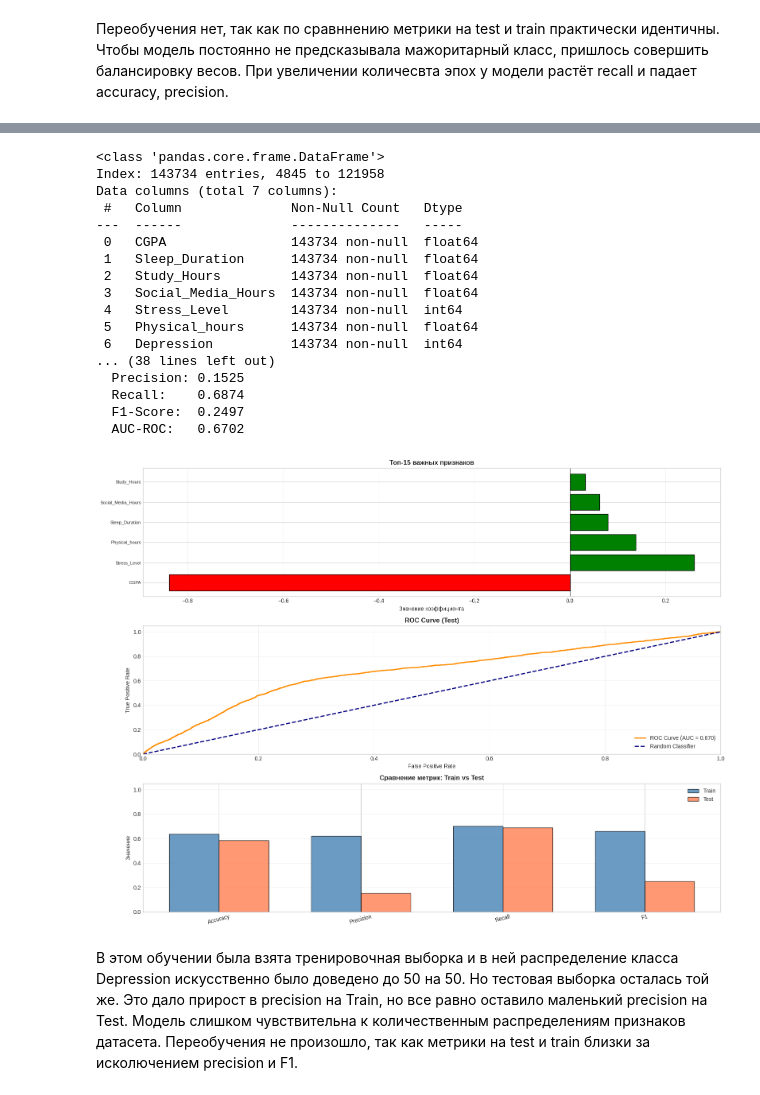
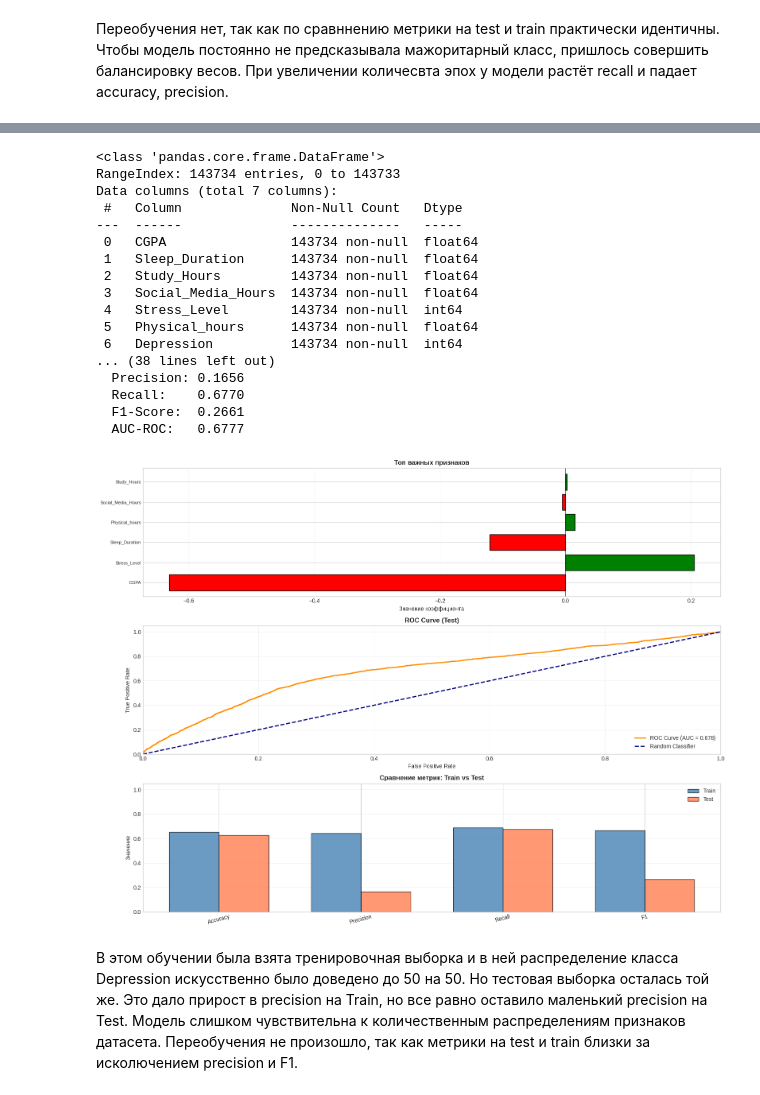
Before and after one commit to TaySon-7/APEX-Analytics, a Jupyter notebook: lab1.ipynb, the cells around one changed output, grey strips where cells are left out. Saved outputs shown, nothing was run; the diff lists cells and outputs as text; code cells hidden in the pictures.

```diff
--- a/lab1.ipynb
+++ b/lab1.ipynb
@@ -616,6 +615,7 @@ plt.tight_layout()
 # %% [markdown]
 Переобучения нет, так как по сравннению метрики на test и train практически идентичны. Чтобы модель постоянно не предсказывала мажоритарный класс, пришлось совершить балансировку весов. При увеличении количесвта эпох у модели растёт recall и падает accuracy, precision.
 # %%
+df_for_linear["Depression"] = df_for_linear["Depression"].astype(int)
 y = df_for_linear["Depression"]
 X = df_for_linear.drop(columns=['Depression'])
 X_train, X_test, y_train, y_test = train_test_split(
@@ -623,20 +623,21 @@ X_train, X_test, y_train, y_test = train_test_split(
 )
 df_merged = pd.concat([X_train, y_train], axis=1)
 df_merged.info() # делаем oversampling класса меньшинства
-df_majority = df_merged[df_for_linear['Depression'] == 0]  # большинство (90)
-df_minority = df_merged[df_for_linear['Depression'] == 1]  # меньшинство (10)
-
+df_majority = df_merged[(df_merged['Depression'] == 0)]  # большинство (90)
+df_minority = df_merged[(df_merged['Depression'] == 1)]  # меньшинство (10)
+print(32)
 # Oversampling: увеличиваем миноритарный класс до размера мажоритарного
 df_minority_oversampled = df_minority.sample(
     n=len(df_majority),  # столько же, сколько в мажоритарном
     replace=True,        # с повторением
     random_state=42
 )
-
+print(32)
 # Объединяем
 df_merged = pd.concat([df_majority, df_minority_oversampled], ignore_index=True)
 df_merged = df_merged.sample(frac=1, random_state=42)
-df_merged.head(10)
+df_merged.reset_index(drop=True, inplace=True)
+df_merged.head(12)
 # %% [output]
 <class 'pandas.core.frame.DataFrame'>
 Index: 79912 entries, 39798 to 15816
@@ -679,7 +684,7 @@ model = LogisticRegression(
     max_iter=epochs,
     random_state=42
 )
-model.fit(X_train, y_train)
+model.fit(X_train_scaled, y_train)
 
 y_train_pred = model.predict(X_train_scaled)
 y_test_pred = model.predict(X_test_scaled)
@@ -744,39 +749,39 @@ width = 0.35
 
 train_vals = [train_metrics['Accuracy'], train_metrics['Precision'], train_metrics['Recall'], train_metrics['F1']]
 test_vals = [test_metrics['Accuracy'], test_metrics['Precision'], test_metrics['Recall'], test_metrics['F1']]
 
 train_vals = [train_metrics['Accuracy'], train_metrics['Precision'], train_metrics['Recall'], train_metrics['F1']]
 test_vals = [test_metrics['Accuracy'], test_metrics['Precision'], test_metrics['Recall'], test_metrics['F1']]
 
 ax3.bar(x_pos - width/2, train_vals, width, label='Train', alpha=0.8, edgecolor='black', color='steelblue')
 ax3.bar(x_pos + width/2, test_vals, width, label='Test', alpha=0.8, edgecolor='black', color='coral')
 ax3.set_xticks(x_pos)
 ax3.set_xticklabels(metrics_names, rotation=15)
 ax3.set_ylabel('Значение', fontsize=10)
 ax3.set_title('Сравнение метрик: Train vs Test', fontsize=12, fontweight='bold')
 ax3.set_ylim(0, 1.05)
 ax3.legend()
 ax3.grid(True, alpha=0.3, axis='y')
 plt.tight_layout()
 # %% [output]
 <class 'pandas.core.frame.DataFrame'>
-Index: 143734 entries, 4845 to 121958
+RangeIndex: 143734 entries, 0 to 143733
 Data columns (total 7 columns):
  #   Column              Non-Null Count   Dtype
 ---  ------              --------------   -----
  0   CGPA                143734 non-null  float64
  1   Sleep_Duration      143734 non-null  float64
  2   Study_Hours         143734 non-null  float64
  3   Social_Media_Hours  143734 non-null  float64
  4   Stress_Level        143734 non-null  int64
  5   Physical_hours      143734 non-null  float64
  6   Depression          143734 non-null  int64
 ... (38 lines left out)
-  Precision: 0.1525
-  Recall:    0.6874
-  F1-Score:  0.2497
-  AUC-ROC:   0.6702
+  Precision: 0.1656
+  Recall:    0.6770
+  F1-Score:  0.2661
+  AUC-ROC:   0.6777
-[figure, old version]
+[figure, new version]
 # %% [markdown]
 В этом обучении была взята тренировочная выборка и в ней распределение класса Depression искусственно было доведено до 50 на 50. Но тестовая выборка осталась той же. Это дало прирост в precision на Train, но все равно оставило маленький precision на Test. Модель слишком чувствительна к количественным распределениям признаков датасета. Переобучения не произошло, так как метрики на test и train близки за исколючением precision и F1.
 # %% [markdown]
```
Also changed, not shown: parts of 6 cells of this notebook.
